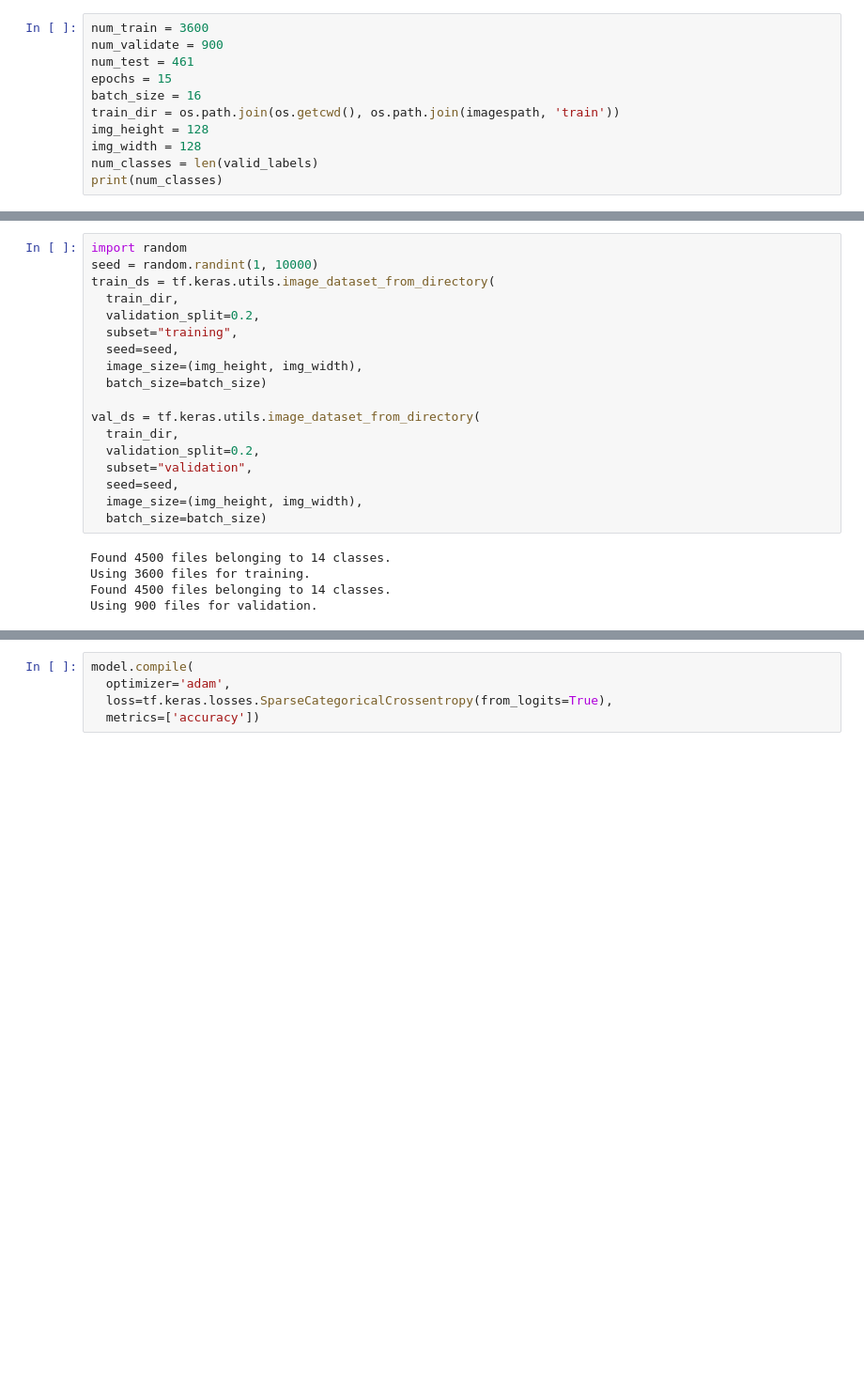
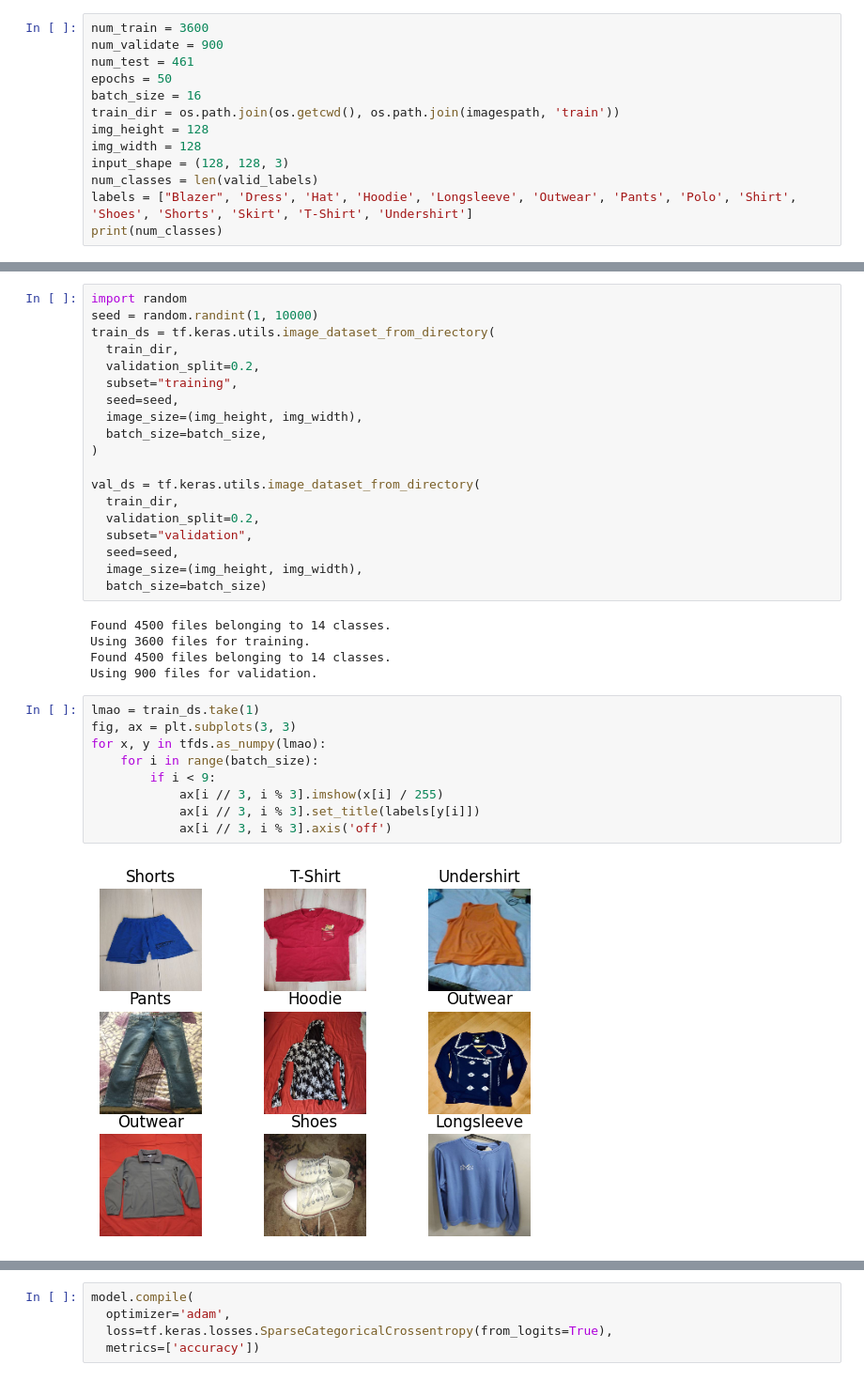
Before and after one commit to andy0liang/laundry-sorting, a Jupyter notebook: CNN.ipynb, the cells around one changed output, grey strips where cells are left out. Shown at 94% size. Cells and saved outputs as stored; diff of their text form; blank space fills up the shorter version.

```diff
--- a/CNN.ipynb
+++ b/CNN.ipynb
@@ -99,12 +107,14 @@ for i in range(len(images)):
 num_train = 3600
 num_validate = 900
 num_test = 461
-epochs = 15
+epochs = 50
 batch_size = 16
 train_dir = os.path.join(os.getcwd(), os.path.join(imagespath, 'train'))
 img_height = 128
 img_width = 128
+input_shape = (128, 128, 3)
 num_classes = len(valid_labels)
+labels = ["Blazer", 'Dress', 'Hat', 'Hoodie', 'Longsleeve', 'Outwear', 'Pants', 'Polo', 'Shirt', 'Shoes', 'Shorts', 'Skirt', 'T-Shirt', 'Undershirt']
 print(num_classes)
 # %% [output]
 14
@@ -117,7 +127,8 @@ train_ds = tf.keras.utils.image_dataset_from_directory(
   subset="training",
   seed=seed,
   image_size=(img_height, img_width),
-  batch_size=batch_size)
+  batch_size=batch_size,
+)
 
 val_ds = tf.keras.utils.image_dataset_from_directory(
   train_dir,
@@ -131,3 +142,14 @@ Found 4500 files belonging to 14 classes.
 Using 3600 files for training.
 Found 4500 files belonging to 14 classes.
 Using 900 files for validation.
+# %%
+lmao = train_ds.take(1)
+fig, ax = plt.subplots(3, 3)
+for x, y in tfds.as_numpy(lmao):
+    for i in range(batch_size):
+        if i < 9:
+            ax[i // 3, i % 3].imshow(x[i] / 255)
+            ax[i // 3, i % 3].set_title(labels[y[i]])
+            ax[i // 3, i % 3].axis('off')
+# %% [output]
+[figure, added]
```
Also changed, not shown: parts of 20 cells of this notebook, 3 other files.
